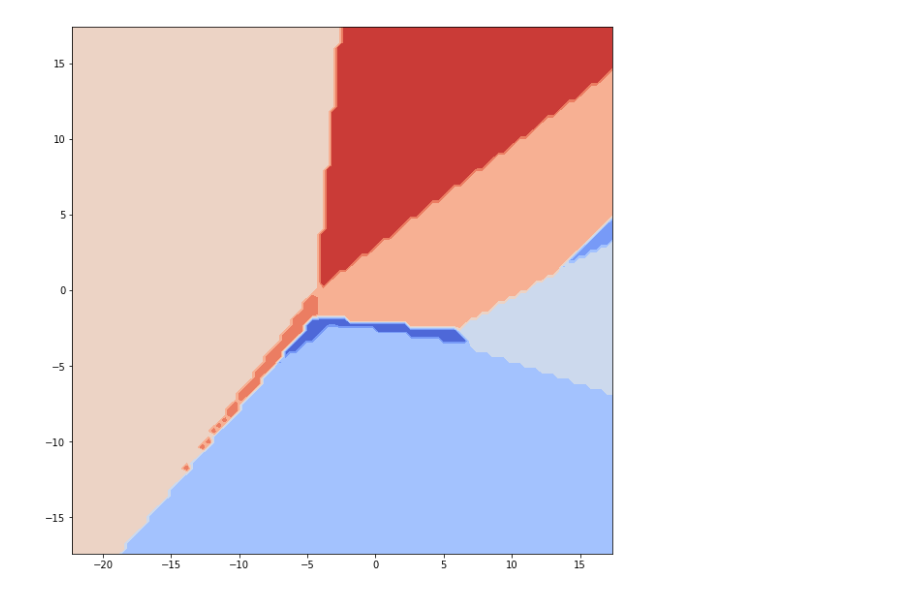
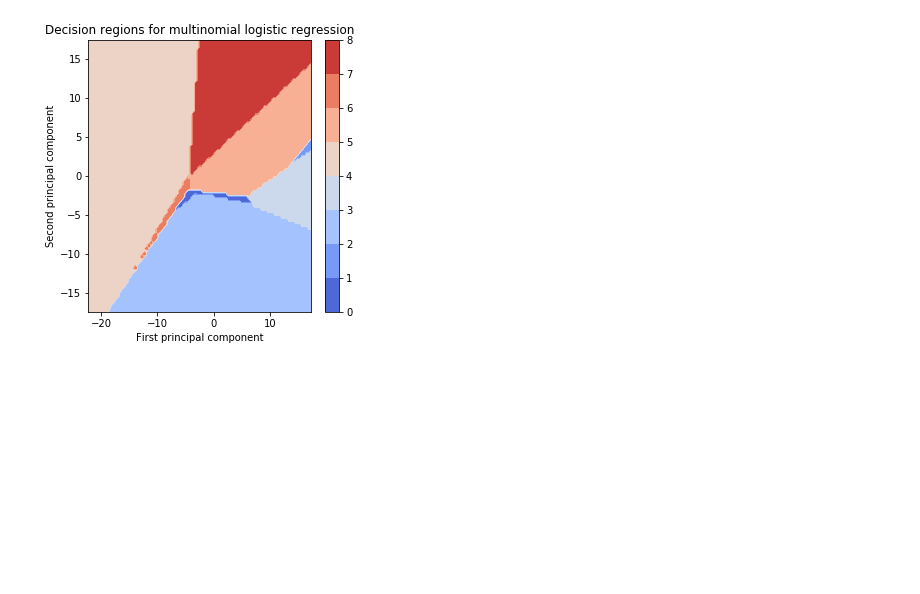
Before and after one commit to s17k/IAML_CW2, a Jupyter notebook: iaml01cw2_q2.ipynb, the cells around one changed output. Drawn from its saved outputs; the diff is of its cells as text; code cells hidden in the pictures; blank space fills up the shorter version.

```diff
--- a/iaml01cw2_q2.ipynb
+++ b/iaml01cw2_q2.ipynb
@@ -84,29 +84,33 @@ svc = iaml01cw2_q2_2()
 # %%
 # Q2.3
 
 def genContours(predictor):
+    plt.figure(figsize=(5,5))
     pca = PCA(n_components=2)
     Xtrn_proj = pca.fit_transform(Xtrn_nm, Ytrn)
     variances = pca.explained_variance_
     stddevs = np.sqrt(variances)
     xsp = np.linspace(-5*stddevs[0], 5*stddevs[1], 100)
     ysp = np.linspace(-5*stddevs[1], 5*stddevs[1], 100)
     X,Y = np.meshgrid(xsp, ysp)
     XY = np.column_stack((X.reshape((10000,1)),Y.reshape((10000,1))))
     PT = pca.inverse_transform(XY)
     Z = predictor(PT)
     Z = Z.reshape(100,100)
 
-    plt.figure(figsize=(10, 10))
     plt.contourf(X, Y, Z, cmap="coolwarm")
+    plt.colorbar(spacing='uniform')
+    plt.xlabel('First principal component')
+    plt.ylabel('Second principal component')
 
 def iaml01cw2_q2_3():
     genContours(lambda pt: regr.predict(pt))
-    plt.savefig('imgs/2_3.png', bbox_inches = 'tight', pad_inches = 0)
+    plt.title('Decision regions for multinomial logistic regression')
+    plt.savefig('imgs/2_3.png', bbox_inches = 'tight', pad_inches = 0.2)
 
 iaml01cw2_q2_3()
 # %% [output]
-[figure, old version]
+[figure, new version]
 # %%
 # Q2.4
 def iaml01cw2_q2_4():
```
Also changed, not shown: parts of 6 cells of this notebook, 12 other files.
